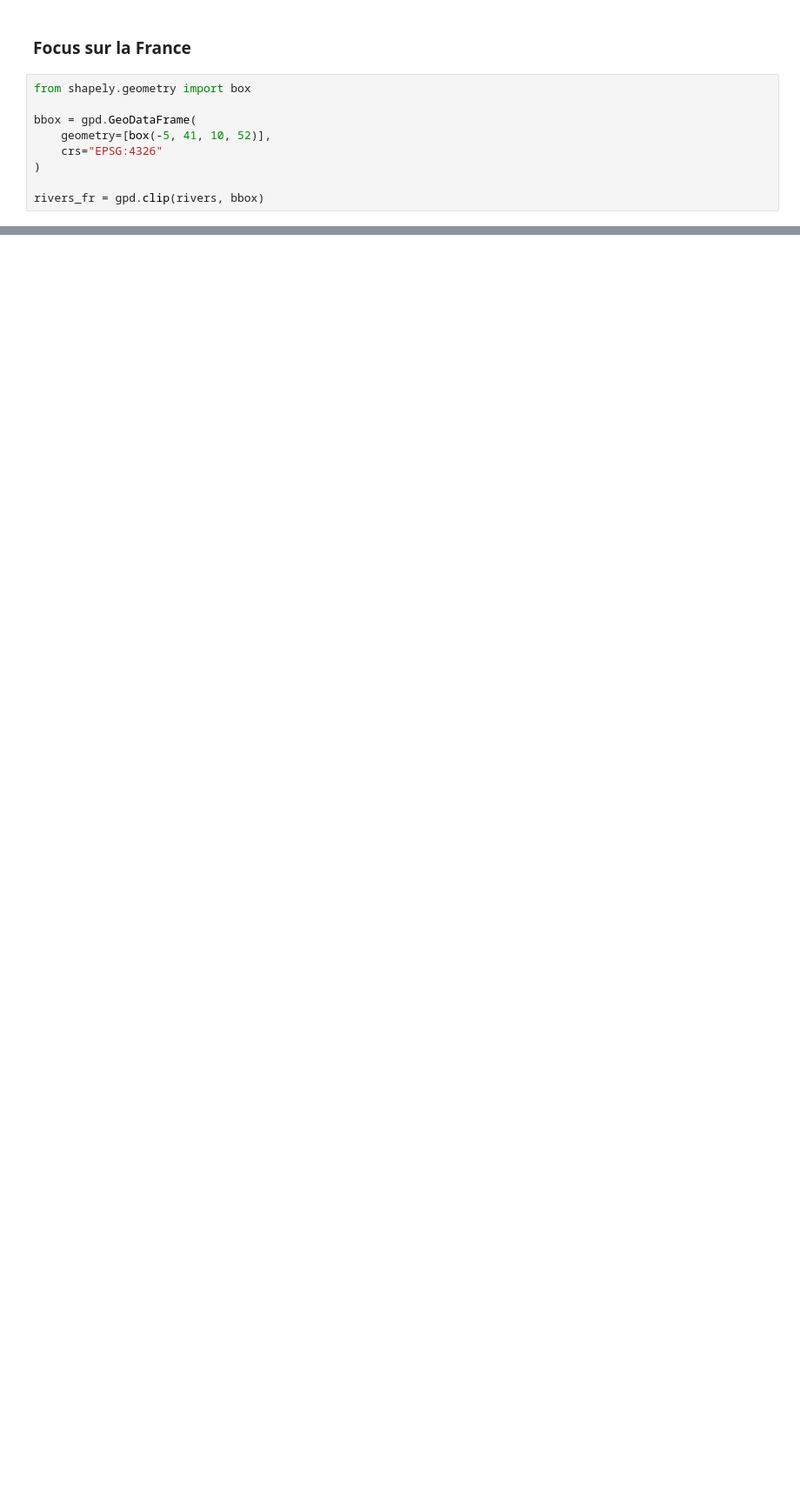
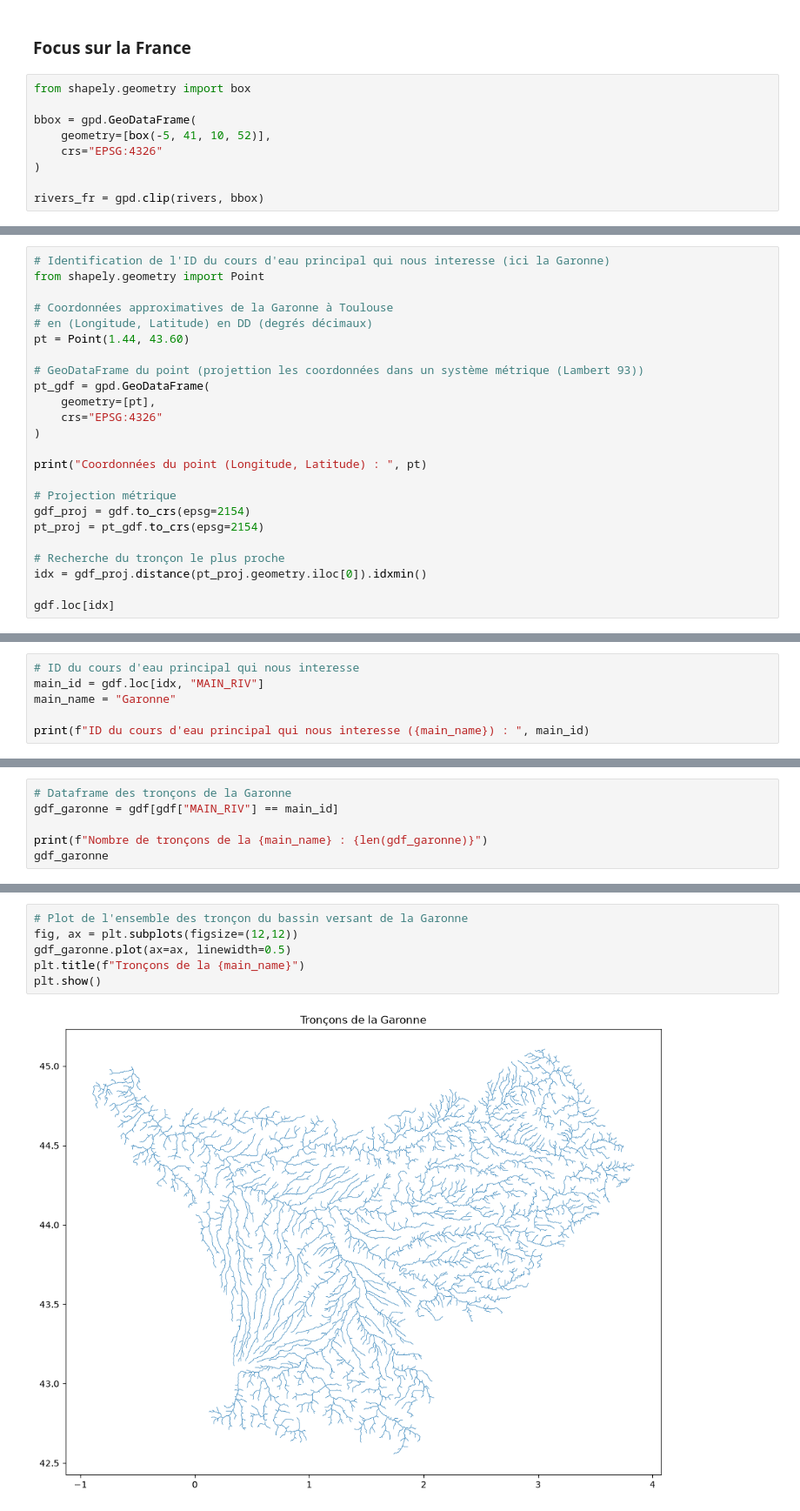
Before and after one commit to arthurleq/Modelisation-hydraulique, a Jupyter notebook: SIG visualisation/visualisation_SIG_data.ipynb, the cells around one changed output, grey strips where cells are left out. Shown at 87% size. Drawn from its saved outputs; the diff is of its cells as text; blank space fills up the shorter version.

Commit message:
modif: visualisation_SIG_data.ipynb, ajout d'un focus la Garonne

```diff
--- a/SIG visualisation/visualisation_SIG_data.ipynb
+++ b/SIG visualisation/visualisation_SIG_data.ipynb
@@ -150,0 +153,24 @@ plt.show()
+# %%
+# Identification de l'ID du cours d'eau principal qui nous interesse (ici la Garonne)
+from shapely.geometry import Point
+
+# Coordonnées approximatives de la Garonne à Toulouse
+# en (Longitude, Latitude) en DD (degrés décimaux)
+pt = Point(1.44, 43.60)
+
+# GeoDataFrame du point (projettion les coordonnées dans un système métrique (Lambert 93))
+pt_gdf = gpd.GeoDataFrame(
+    geometry=[pt],
+    crs="EPSG:4326"
+)
+
+print("Coordonnées du point (Longitude, Latitude) : ", pt)
+
+# Projection métrique
+gdf_proj = gdf.to_crs(epsg=2154)
+pt_proj = pt_gdf.to_crs(epsg=2154)
+
+# Recherche du tronçon le plus proche
+idx = gdf_proj.distance(pt_proj.geometry.iloc[0]).idxmin()
+
+gdf.loc[idx]
@@ -150,0 +196,6 @@ plt.show()
+# %%
+# ID du cours d'eau principal qui nous interesse
+main_id = gdf.loc[idx, "MAIN_RIV"]
+main_name = "Garonne"
+
+print(f"ID du cours d'eau principal qui nous interesse ({main_name}) : ", main_id)
@@ -150,0 +204,6 @@ plt.show()
+# %%
+# Dataframe des tronçons de la Garonne
+gdf_garonne = gdf[gdf["MAIN_RIV"] == main_id]
+
+print(f"Nombre de tronçons de la {main_name} : {len(gdf_garonne)}")
+gdf_garonne
@@ -150,0 +225,8 @@ plt.show()
+# %%
+# Plot de l'ensemble des tronçon du bassin versant de la Garonne
+fig, ax = plt.subplots(figsize=(12,12))
+gdf_garonne.plot(ax=ax, linewidth=0.5)
+plt.title(f"Tronçons de la {main_name}")
+plt.show()
+# %% [output]
+[figure, added]
```
Also changed, not shown: parts of 4 cells of this notebook.
